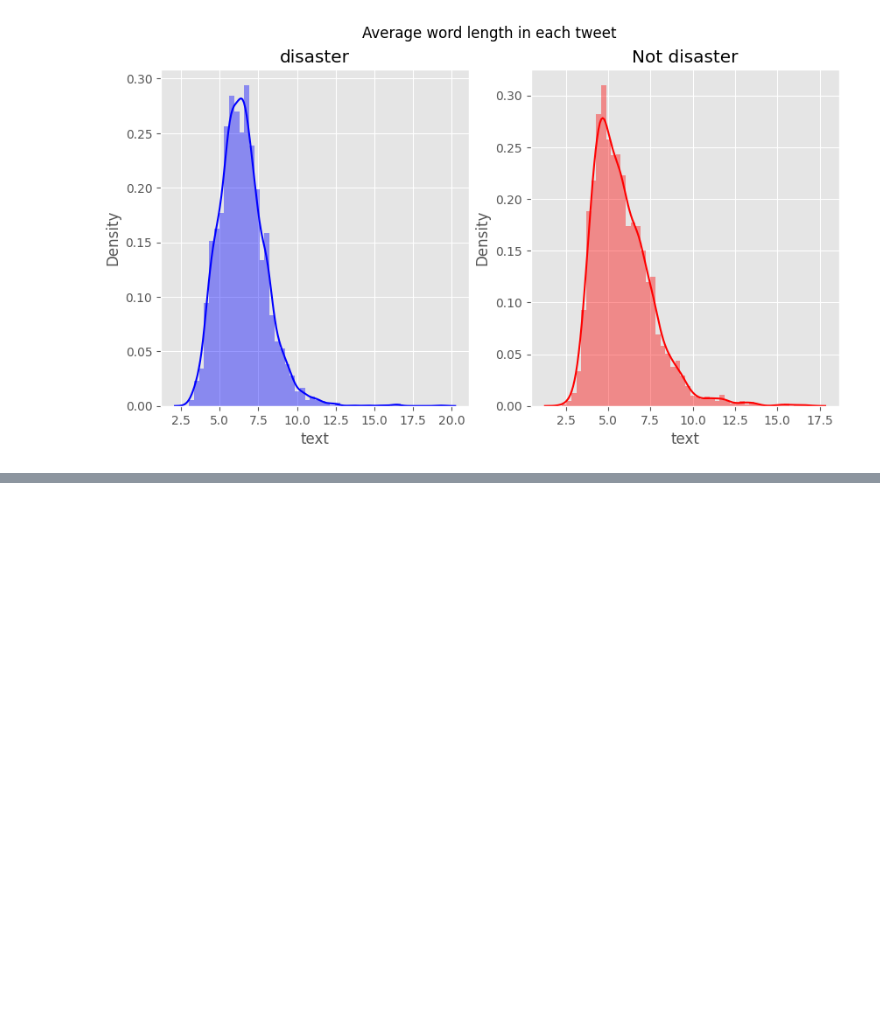
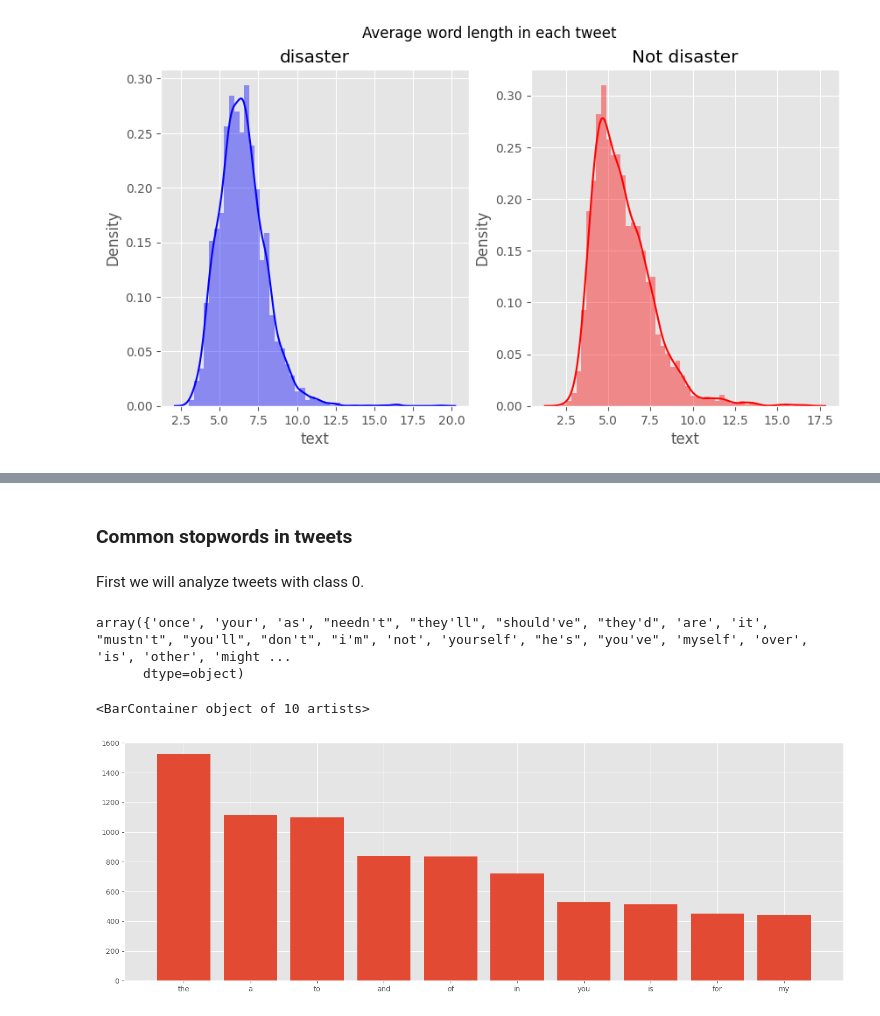
Before and after one commit to adharangaonkar/bookish-waffle-llm, a Jupyter notebook: Disaster.ipynb, the cells around one changed output, grey strips where cells are left out. Cells and saved outputs as stored; diff of their text form; code cells hidden in the pictures; blank space fills up the shorter version.

```diff
--- a/Disaster.ipynb
+++ b/Disaster.ipynb
@@ -191,0 +194,8 @@ Text(0.5, 0.98, 'Average word length in each tweet')
+# %%
+def create_corpus(target):
+    corpus=[]
+
+    for x in tweet[tweet['target']==target]['text'].str.split():
+        for i in x:
+            corpus.append(i)
+    return corpus
@@ -191,0 +210,26 @@ Text(0.5, 0.98, 'Average word length in each tweet')
+# %% [markdown]
+### Common stopwords in tweets
+# %% [markdown]
+First we will analyze tweets with class 0.
+# %%
+corpus=create_corpus(0)
+
+dic=defaultdict(int)
+for word in corpus:
+    if word in stop:
+        dic[word]+=1
+
+top=sorted(dic.items(), key=lambda x:x[1],reverse=True)[:10]
+# %%
+# displaying the stopwords
+np.array(stop)
+# %% [output]
+array({'once', 'your', 'as', "needn't", "they'll", "should've", "they'd", 'are', 'it', "mustn't", "you'll", "don't", "i'm", 'not', 'yourself', "he's", "you've", 'myself', 'over', 'is', 'other', 'might ...
+      dtype=object)
+# %%
+plt.rcParams['figure.figsize'] = (18.0, 6.0)
+x,y=zip(*top)
+plt.bar(x,y)
+# %% [output]
+<BarContainer object of 10 artists>
+[figure, added]
```
Also changed, not shown: parts of 49 cells of this notebook.
